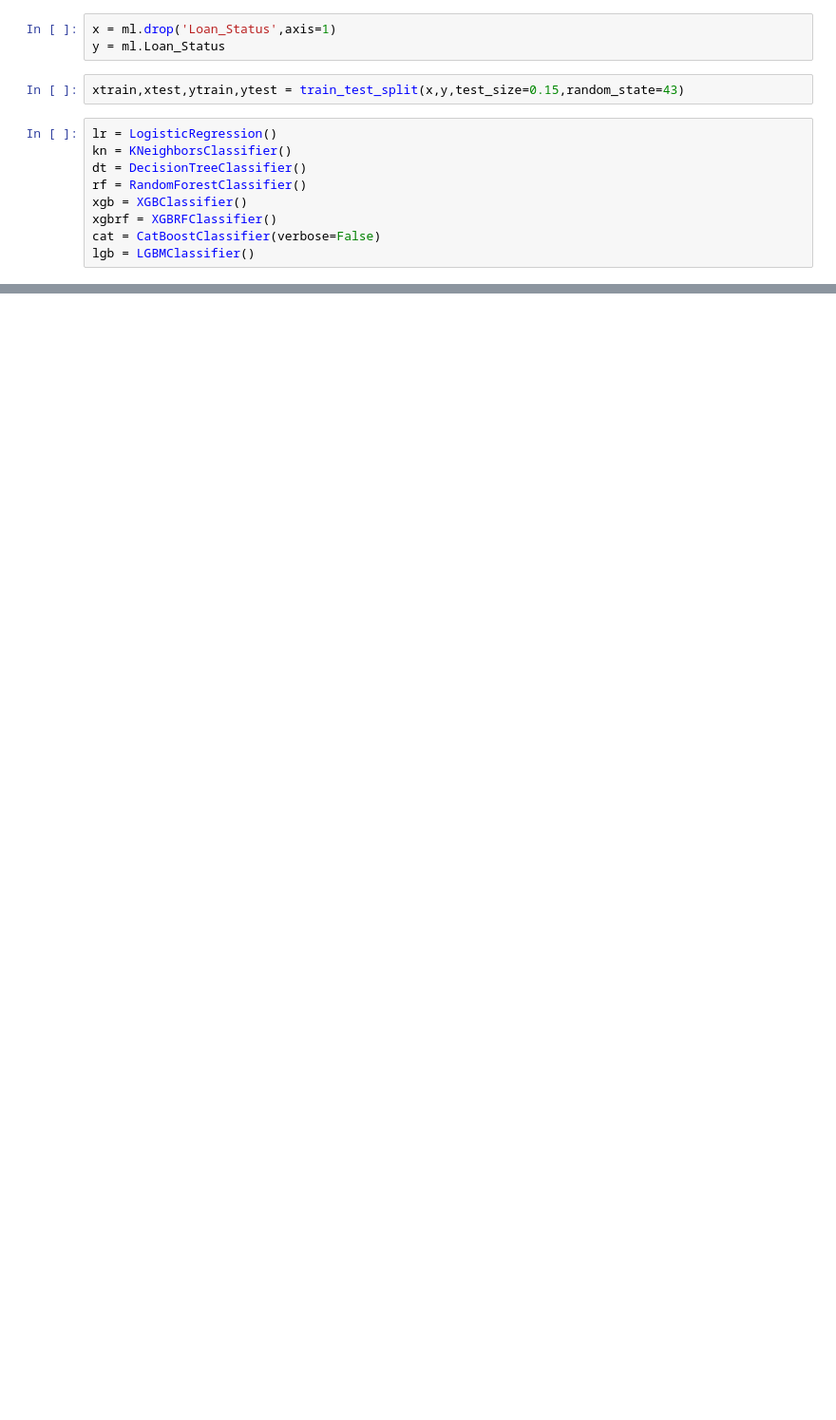
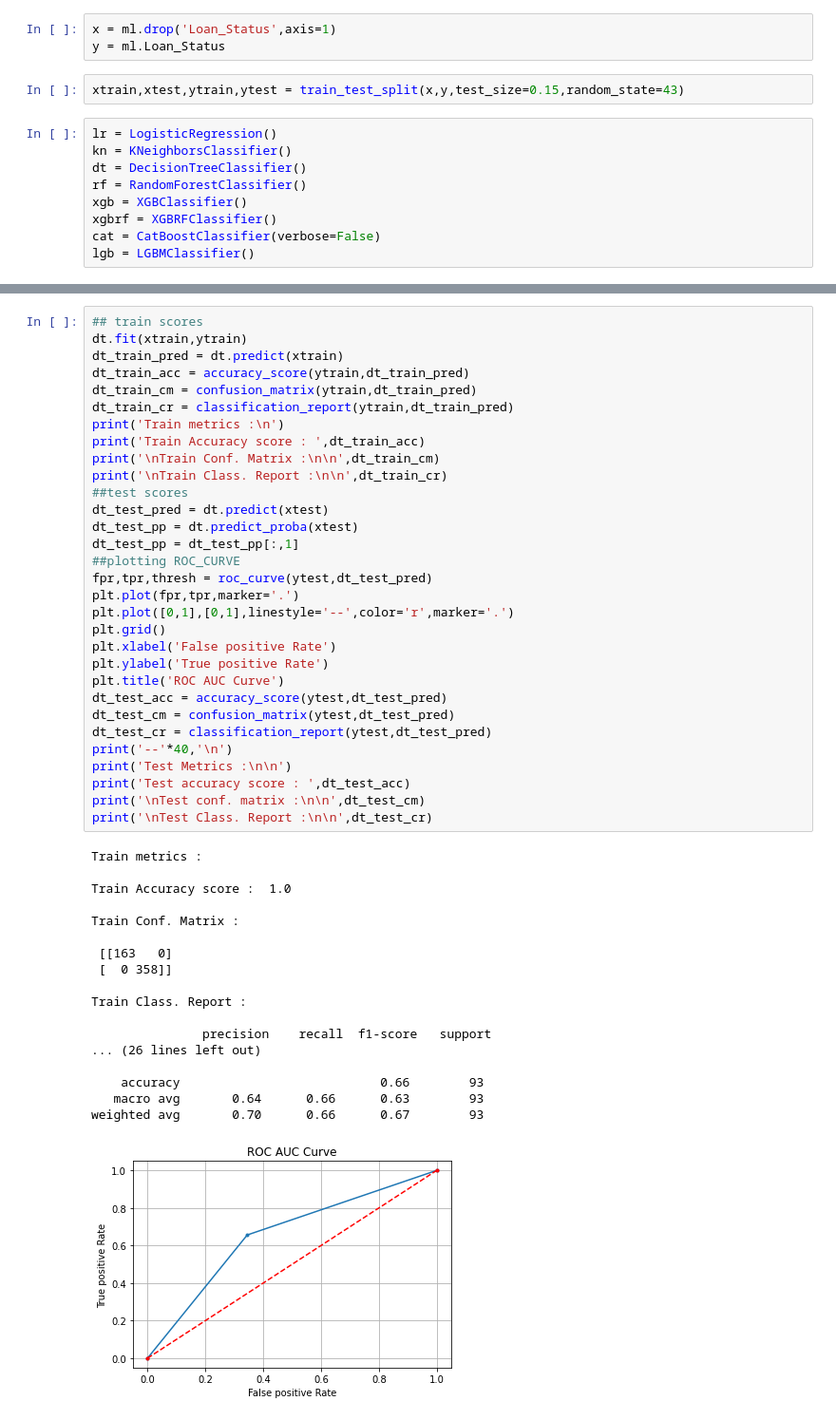
Before and after one commit to SharanDHONI/Loan-Apprval-prediction-AnalyticsVidhya, a Jupyter notebook: Loan.ipynb, the cells around one changed output, grey strips where cells are left out. Shown: that part at 95% size. Saved outputs shown, nothing was run; the diff lists cells and outputs as text; blank space fills up the shorter version.

```diff
--- a/Loan.ipynb
+++ b/Loan.ipynb
@@ -743,0 +805,50 @@ weighted avg       0.79      0.80      0.79        93
+# %%
+## train scores
+dt.fit(xtrain,ytrain)
+dt_train_pred = dt.predict(xtrain)
+dt_train_acc = accuracy_score(ytrain,dt_train_pred)
+dt_train_cm = confusion_matrix(ytrain,dt_train_pred)
+dt_train_cr = classification_report(ytrain,dt_train_pred)
+print('Train metrics :\n')
+print('Train Accuracy score : ',dt_train_acc)
+print('\nTrain Conf. Matrix :\n\n',dt_train_cm)
+print('\nTrain Class. Report :\n\n',dt_train_cr)
+##test scores
+dt_test_pred = dt.predict(xtest)
+dt_test_pp = dt.predict_proba(xtest)
+dt_test_pp = dt_test_pp[:,1]
+##plotting ROC_CURVE
+fpr,tpr,thresh = roc_curve(ytest,dt_test_pred)
+plt.plot(fpr,tpr,marker='.')
+plt.plot([0,1],[0,1],linestyle='--',color='r',marker='.')
+plt.grid()
+plt.xlabel('False positive Rate')
+plt.ylabel('True positive Rate')
+plt.title('ROC AUC Curve')
+dt_test_acc = accuracy_score(ytest,dt_test_pred)
+dt_test_cm = confusion_matrix(ytest,dt_test_pred)
+dt_test_cr = classification_report(ytest,dt_test_pred)
+print('--'*40,'\n')
+print('Test Metrics :\n\n')
+print('Test accuracy score : ',dt_test_acc)
+print('\nTest conf. matrix :\n\n',dt_test_cm)
+print('\nTest Class. Report :\n\n',dt_test_cr)
+# %% [output]
+Train metrics :
+
+Train Accuracy score :  1.0
+
+Train Conf. Matrix :
+
+ [[163   0]
+ [  0 358]]
+
+Train Class. Report :
+
+               precision    recall  f1-score   support
+... (26 lines left out)
+
+    accuracy                           0.66        93
+   macro avg       0.64      0.66      0.63        93
+weighted avg       0.70      0.66      0.67        93
+[figure, added]
```
Also changed, not shown: parts of 70 cells of this notebook.
